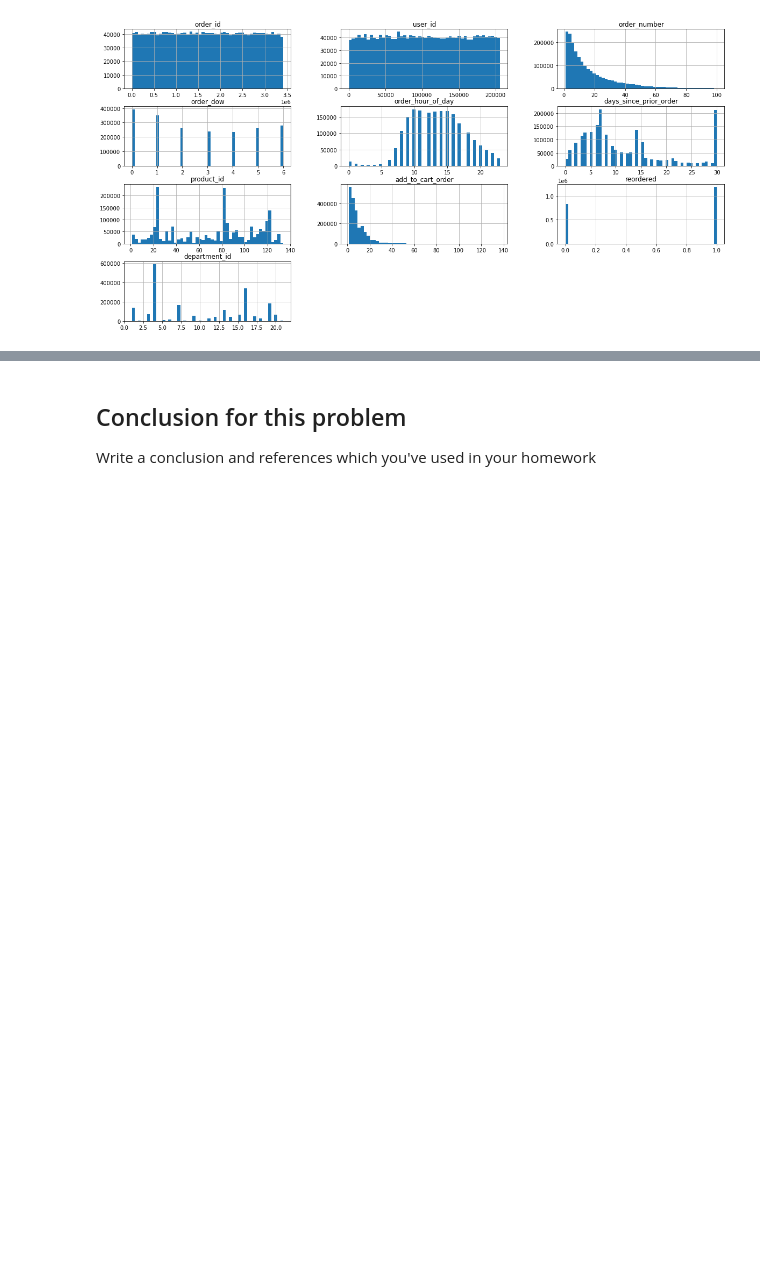
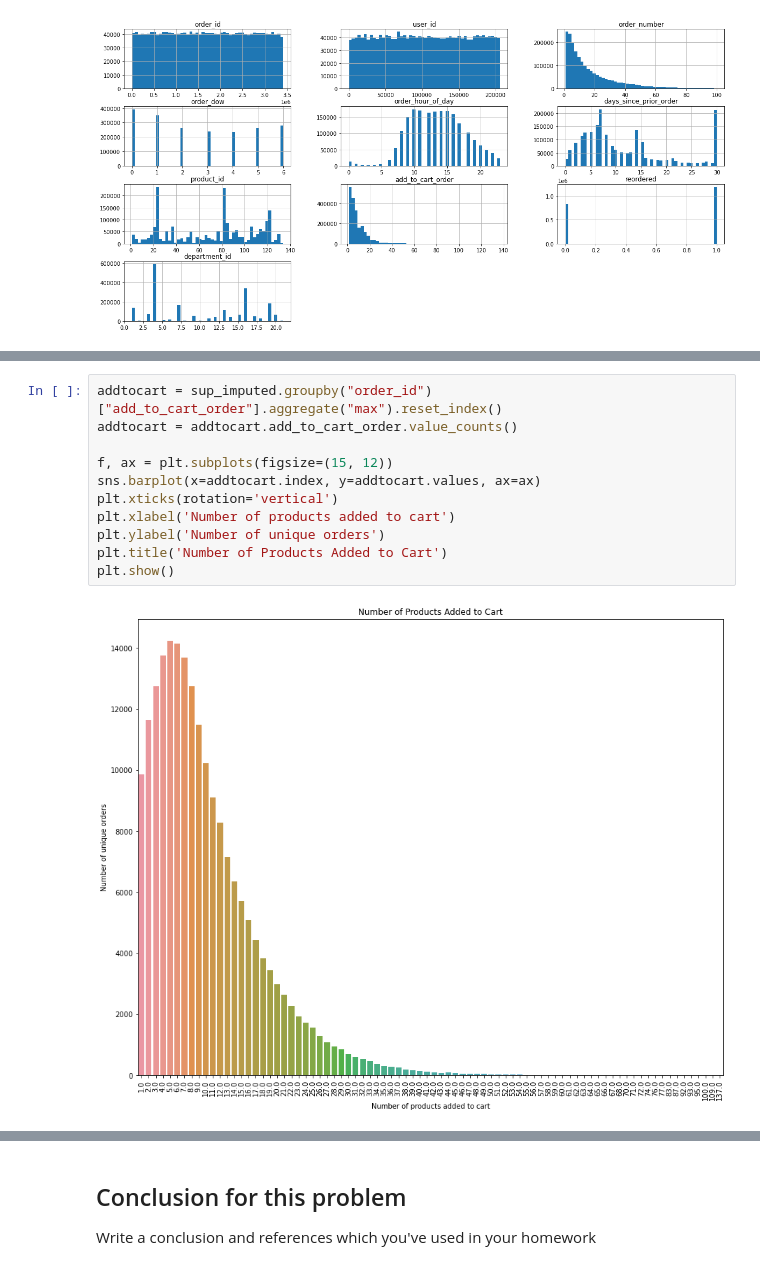
Before and after one commit to MohammadRouintan/Clustering-SuperMarket-Dataset-For-Predictive-Marketing, a Jupyter notebook: SuperMarket.ipynb, the cells around one changed output, grey strips where cells are left out. Saved outputs shown, nothing was run; the diff lists cells and outputs as text; blank space fills up the shorter version.

Commit message:
analyze number of order with some features

```diff
--- a/SuperMarket.ipynb
+++ b/SuperMarket.ipynb
@@ -167,0 +175,13 @@ plt.show()
+# %%
+addtocart = sup_imputed.groupby("order_id")["add_to_cart_order"].aggregate("max").reset_index()
+addtocart = addtocart.add_to_cart_order.value_counts()
+
+f, ax = plt.subplots(figsize=(15, 12))
+sns.barplot(x=addtocart.index, y=addtocart.values, ax=ax)
+plt.xticks(rotation='vertical')
+plt.xlabel('Number of products added to cart')
+plt.ylabel('Number of unique orders')
+plt.title('Number of Products Added to Cart')
+plt.show()
+# %% [output]
+[figure, added]
```
Also changed, not shown: parts of 8 cells of this notebook.
